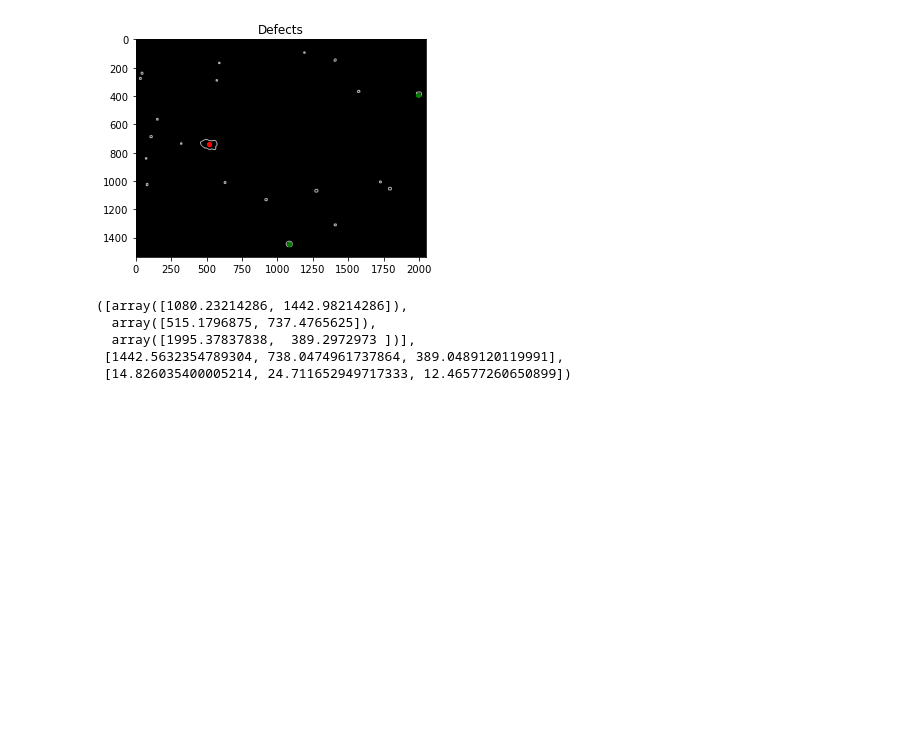
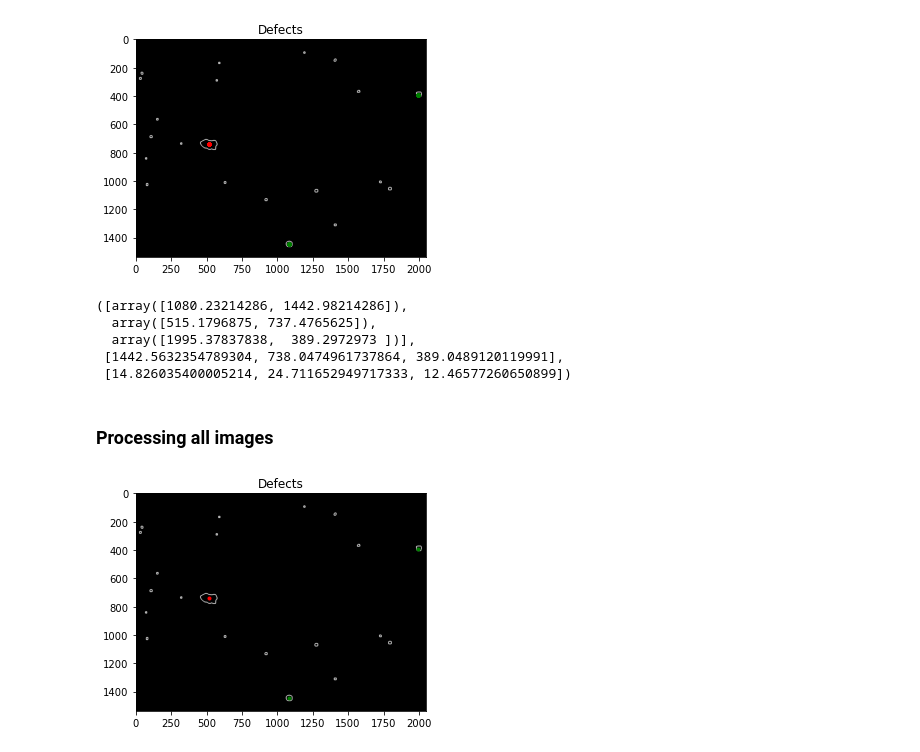
Before and after one commit to sam189239/Additive-Manufacturing-Defects, a Jupyter notebook: OM_main.ipynb, the cells around one changed output. Saved outputs shown, nothing was run; the diff lists cells and outputs as text; code cells hidden in the pictures; blank space fills up the shorter version.

```diff
--- a/OM_main.ipynb
+++ b/OM_main.ipynb
@@ -204,3 +205,5 @@ median, mean_d, std_d
 #median of all points, mean of distance and devioation , deviation divided by mean, set up threshold, set up a threshold
 #area print area threshold
 #physics behind contour convex, findcontours
+# %% [markdown]
+### Processing all images
@@ -206,0 +215,6 @@ median, mean_d, std_d
+# %%
+std_thresh = 18
+area_thresh = 600
+
+def dist(m,a):
+    return math.sqrt((abs(m[0]-a[0])**2) + (abs(m[1]-a[1]**2)))
@@ -206,0 +292,5 @@ median, mean_d, std_d
+# %%
+img = cv2.imread(r"Data\Optical Images - JAM Lab\H13\A1\top_0042.tif")
+def_count, lof_count, lof_area_percent, bh_count, bh_area_percent = process(img, show=True)
+# %% [output]
+[figure, added]
```
Also changed, not shown: parts of 3 cells of this notebook, 1 other file.
